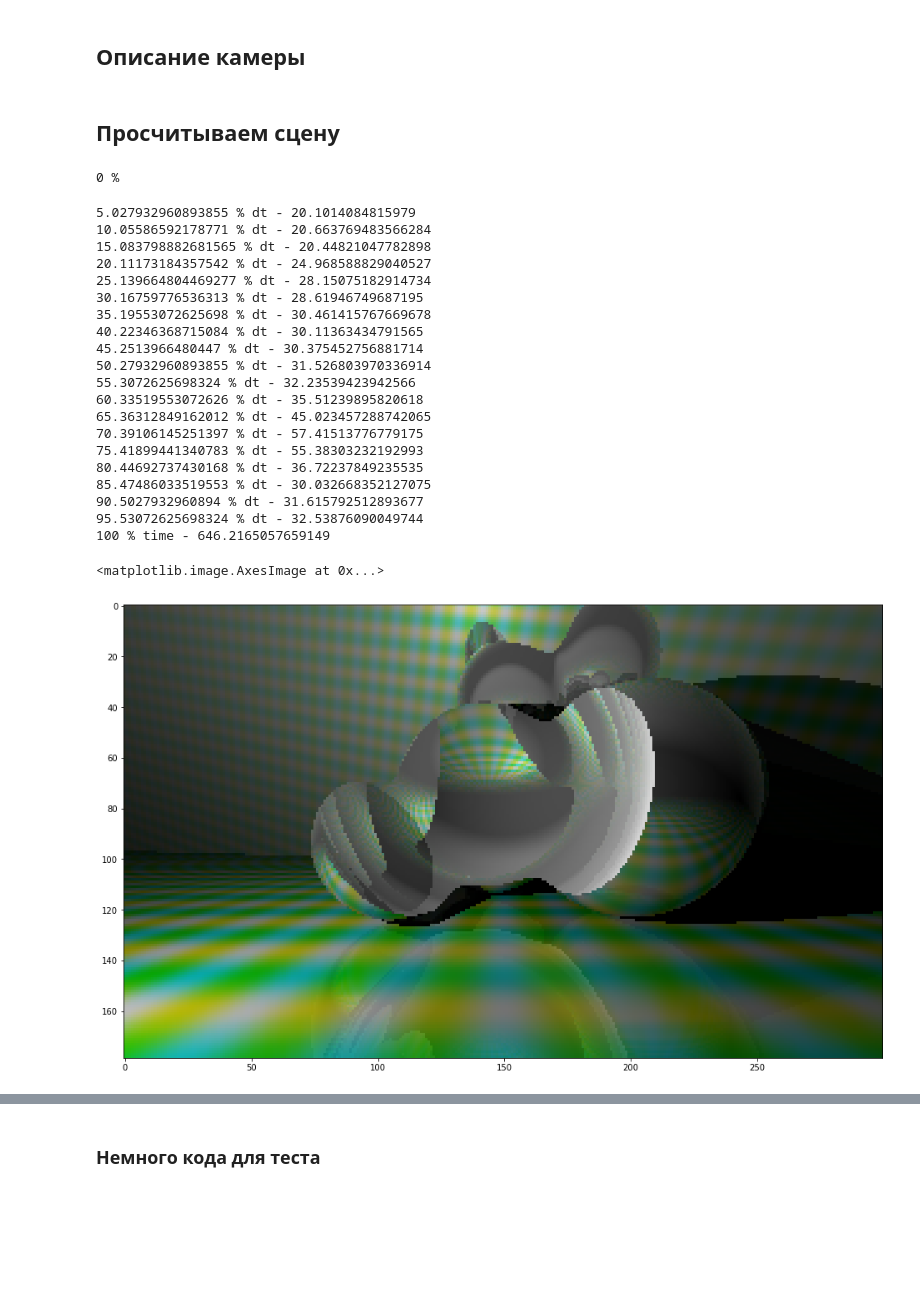
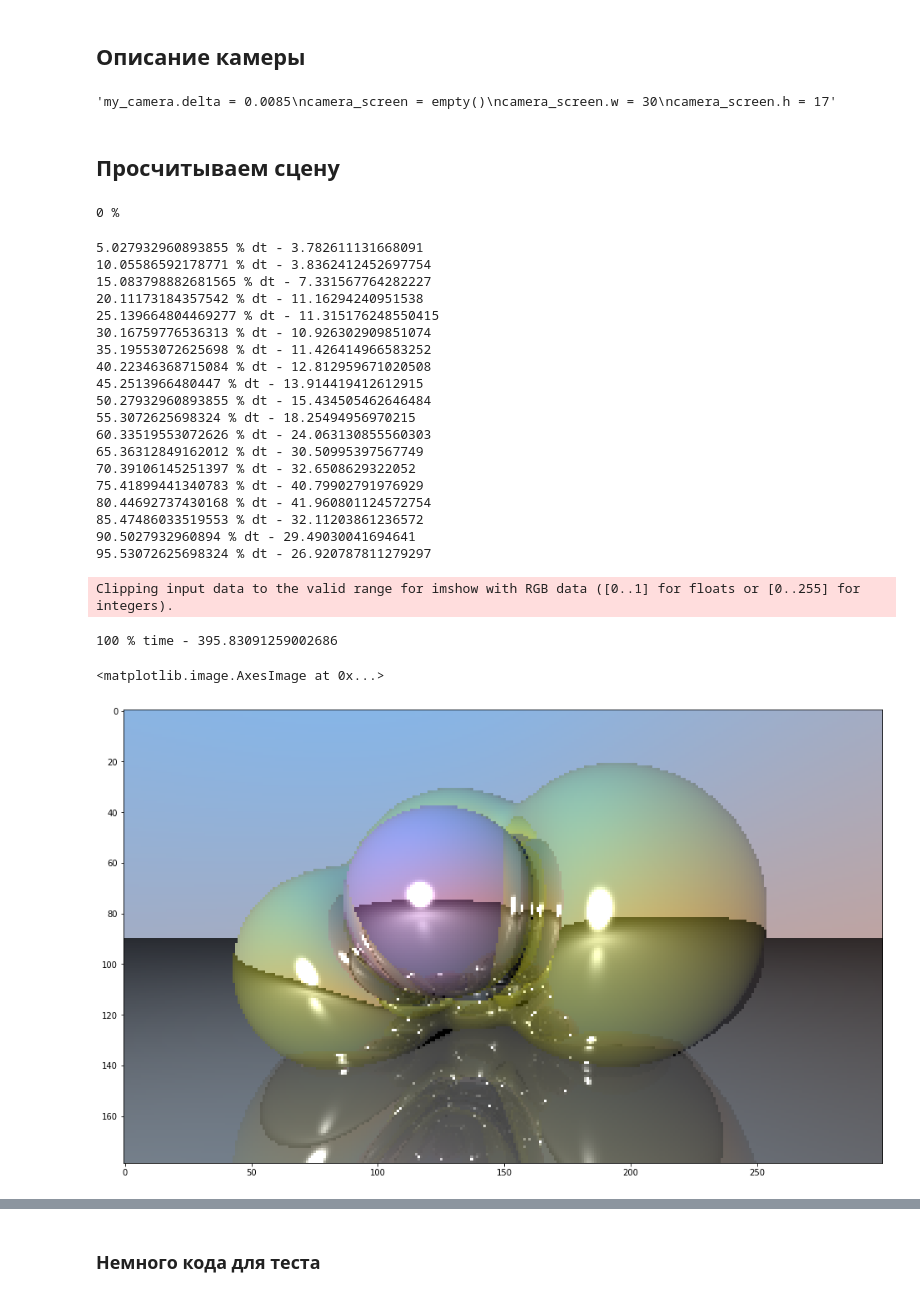
Before and after one commit to zolotarevd/Ray-tracing, a Jupyter notebook: RayTracing.ipynb, the cells around one changed output, grey strips where cells are left out. Saved outputs shown, nothing was run; the diff lists cells and outputs as text; code cells hidden in the pictures; blank space fills up the shorter version.

```diff
--- a/RayTracing.ipynb
+++ b/RayTracing.ipynb
@@ -218,6 +261,11 @@ class SDF_function:
             return max(self.distance(*args, **kwargs), -other.distance(*args, **kwargs))
         return SDF_function(func)
 
+    def __neg__(self):
+        def func(*args, **kwargs):
+            return -self.distance(*args, **kwargs)
+        return SDF_function(func)
+
     def smooth(self, other, alpha=0):
         def func(*args, **kwargs):
             return smooth_max(self.distance(*args, **kwargs), other.distance(*args, **kwargs), alpha)
@@ -235,11 +283,13 @@ def smooth_SDF(funcs, alpha, **kwargs):
     return SDF_function(func, **kwargs)
 
 def object_from_SDF(sdf, *args, delta=0.90, **kwargs):
-    def normal(start, ray):
+    def normal(start, ray, best=np.inf):
         point = np.copy(start)
         tmp = abs(sdf(point))
+        if (tmp > best):
+            return None, np.inf
         prev = 0
-        while tmp < 1/tiny_eps:
+        while (tmp < 1/tiny_eps) and (np.sum((point - start)*ray) < best):
             point += ray*delta*tmp
             prev = tmp
             tmp = abs(sdf(point))
@@ -249,6 +299,6 @@ def object_from_SDF(sdf, *args, delta=0.90, **kwargs):
                 else:
                     break
         return None, np.inf
-    return render_object(*args, get_normal=normal, **kwargs)
+    return render_object(*args, normal=normal, **kwargs)
 # %% [markdown]
 ## Задание сцены
@@ -296,44 +375,57 @@ my_scene = scene(objs)
 ## Описание камеры
 # %%
 my_camera = empty()
-my_camera.position = np.array([0.0, 4.4, 0.0])
+my_camera.position = np.array([-2.0, 5.1, 1.5])
 my_camera.orientate = np.array([0.1, 0, 0])
 my_camera.dx = np.array([0.0, 0.0, 1.0])
 my_camera.dy = np.array([0.0, 1.0, 0.0])
-my_camera.delta = 0.001
+my_camera.delta = 0.00085
 
 camera_screen = empty()
 camera_screen.w = 300
 camera_screen.h = 179
+
+'''my_camera.delta = 0.00425
+camera_screen = empty()
+camera_screen.w = 60
+camera_screen.h = 34'''
+
+'''my_camera.delta = 0.0085
+camera_screen = empty()
+camera_screen.w = 30
+camera_screen.h = 17'''
+# %% [output]
+'my_camera.delta = 0.0085\ncamera_screen = empty()\ncamera_screen.w = 30\ncamera_screen.h = 17'
 # %% [markdown]
 ## Просчитываем сцену
 # %%
-img = render_image(my_camera, my_scene, camera_screen, depth = 16)
+img = render_image(my_camera, my_scene, camera_screen, depth = 10)
 
 #plt.imsave('tmp.png', img)
 plt.figure(figsize=(20,10))
 plt.imshow(img)
 # %% [output]
 0 %
-5.027932960893855 % dt - 20.1014084815979
-10.05586592178771 % dt - 20.663769483566284
-15.083798882681565 % dt - 20.44821047782898
-20.11173184357542 % dt - 24.968588829040527
-25.139664804469277 % dt - 28.15075182914734
-30.16759776536313 % dt - 28.61946749687195
-35.19553072625698 % dt - 30.461415767669678
-40.22346368715084 % dt - 30.11363434791565
-45.2513966480447 % dt - 30.375452756881714
-50.27932960893855 % dt - 31.526803970336914
-55.3072625698324 % dt - 32.23539423942566
-60.33519553072626 % dt - 35.51239895820618
-65.36312849162012 % dt - 45.023457288742065
-70.39106145251397 % dt - 57.41513776779175
-75.41899441340783 % dt - 55.38303232192993
-80.44692737430168 % dt - 36.72237849235535
-85.47486033519553 % dt - 30.032668352127075
-90.5027932960894 % dt - 31.615792512893677
-95.53072625698324 % dt - 32.53876090049744
-100 % time - 646.2165057659149
+5.027932960893855 % dt - 3.782611131668091
+10.05586592178771 % dt - 3.8362412452697754
+15.083798882681565 % dt - 7.331567764282227
+20.11173184357542 % dt - 11.16294240951538
+25.139664804469277 % dt - 11.315176248550415
+30.16759776536313 % dt - 10.926302909851074
+35.19553072625698 % dt - 11.426414966583252
+40.22346368715084 % dt - 12.812959671020508
+45.2513966480447 % dt - 13.914419412612915
+50.27932960893855 % dt - 15.434505462646484
+55.3072625698324 % dt - 18.25494956970215
+60.33519553072626 % dt - 24.063130855560303
+65.36312849162012 % dt - 30.50995397567749
+70.39106145251397 % dt - 32.6508629322052
+75.41899441340783 % dt - 40.79902791976929
+80.44692737430168 % dt - 41.960801124572754
+85.47486033519553 % dt - 32.11203861236572
+90.5027932960894 % dt - 29.49030041694641
+95.53072625698324 % dt - 26.920787811279297
-<matplotlib.image.AxesImage at 0x...>
+Clipping input data to the valid range for imshow with RGB data ([0..1] for floats or [0..255] for integers).
+100 % time - 395.83091259002686
+<matplotlib.image.AxesImage at 0x...>
-[figure, old version]
+[figure, new version]
```
Also changed, not shown: parts of 9 cells of this notebook.
